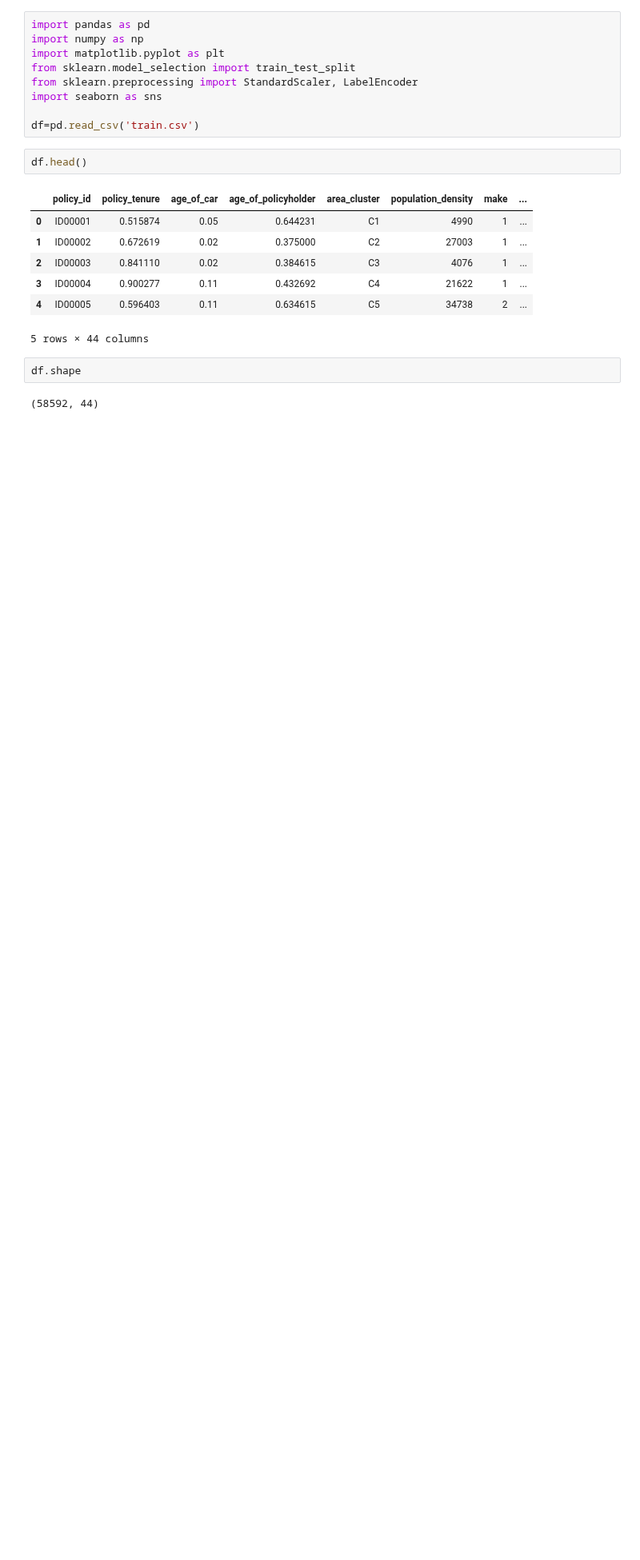
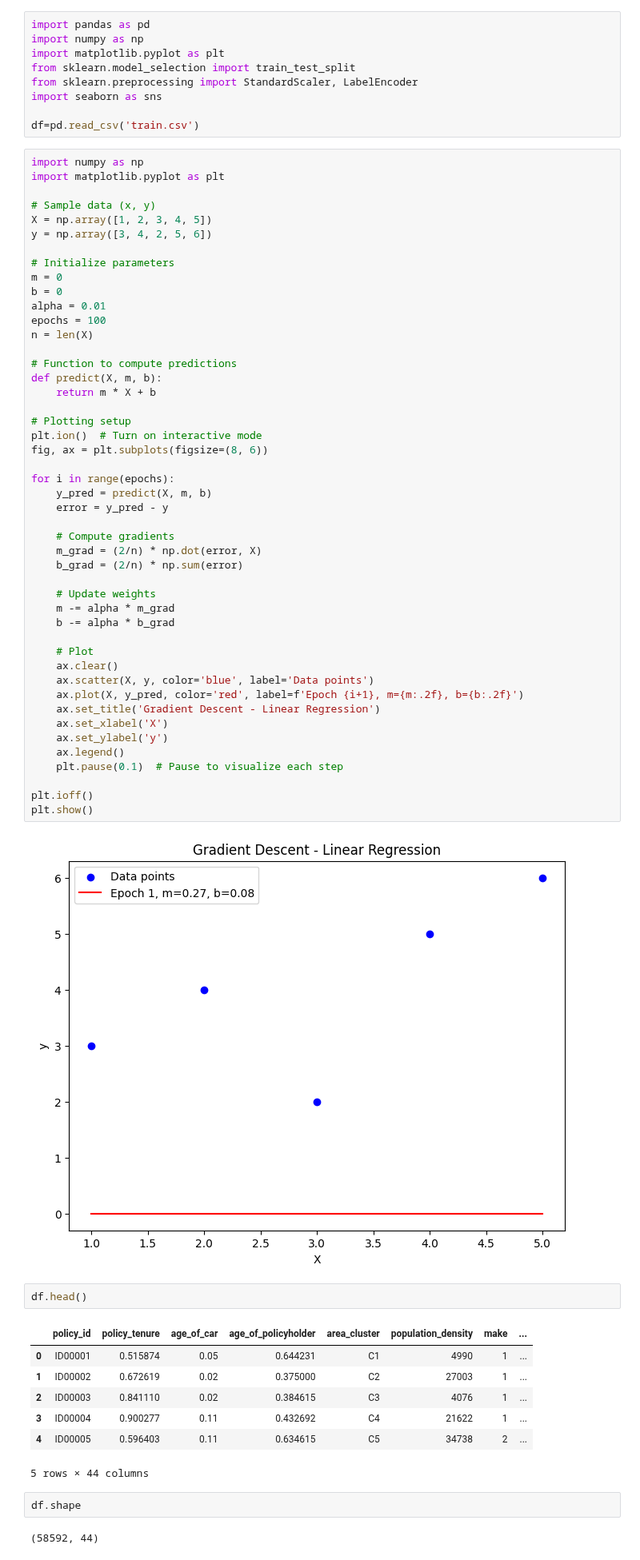
Before and after one commit to Hashir-Ashraf-Awan/Ebryx_ML, a Jupyter notebook: Week04/q2.ipynb, the cells around one changed output. Shown at 80% size. Cells and saved outputs as stored; diff of their text form; blank space fills up the shorter version.

```diff
--- a/Week04/q2.ipynb
+++ b/Week04/q2.ipynb
@@ -7,6 +7,55 @@ from sklearn.preprocessing import StandardScaler, LabelEncoder
 import seaborn as sns
 
 df=pd.read_csv('train.csv')
+# %%
+import numpy as np
+import matplotlib.pyplot as plt
+
+# Sample data (x, y)
+X = np.array([1, 2, 3, 4, 5])
+y = np.array([3, 4, 2, 5, 6])
+
+# Initialize parameters
+m = 0
+b = 0
+alpha = 0.01
+epochs = 100
+n = len(X)
+
+# Function to compute predictions
+def predict(X, m, b):
+    return m * X + b
+
+# Plotting setup
+plt.ion()  # Turn on interactive mode
+fig, ax = plt.subplots(figsize=(8, 6))
+
+for i in range(epochs):
+    y_pred = predict(X, m, b)
+    error = y_pred - y
+
+    # Compute gradients
+    m_grad = (2/n) * np.dot(error, X)
+    b_grad = (2/n) * np.sum(error)
+
+    # Update weights
+    m -= alpha * m_grad
+    b -= alpha * b_grad
+
+    # Plot
+    ax.clear()
+    ax.scatter(X, y, color='blue', label='Data points')
+    ax.plot(X, y_pred, color='red', label=f'Epoch {i+1}, m={m:.2f}, b={b:.2f}')
+    ax.set_title('Gradient Descent - Linear Regression')
+    ax.set_xlabel('X')
+    ax.set_ylabel('y')
+    ax.legend()
+    plt.pause(0.1)  # Pause to visualize each step
+
+plt.ioff()
+plt.show()
+# %% [output]
+[figure, added]
 # %%
 df.head()
 # %% [output]
```
Also changed, not shown: 2 other files.
